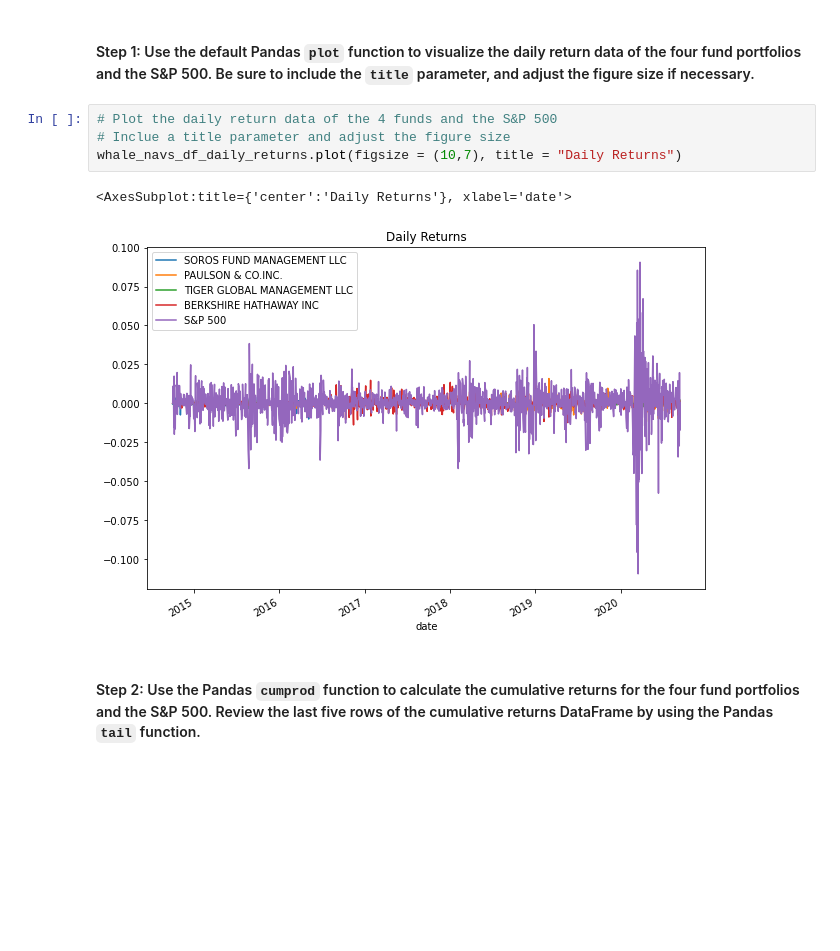
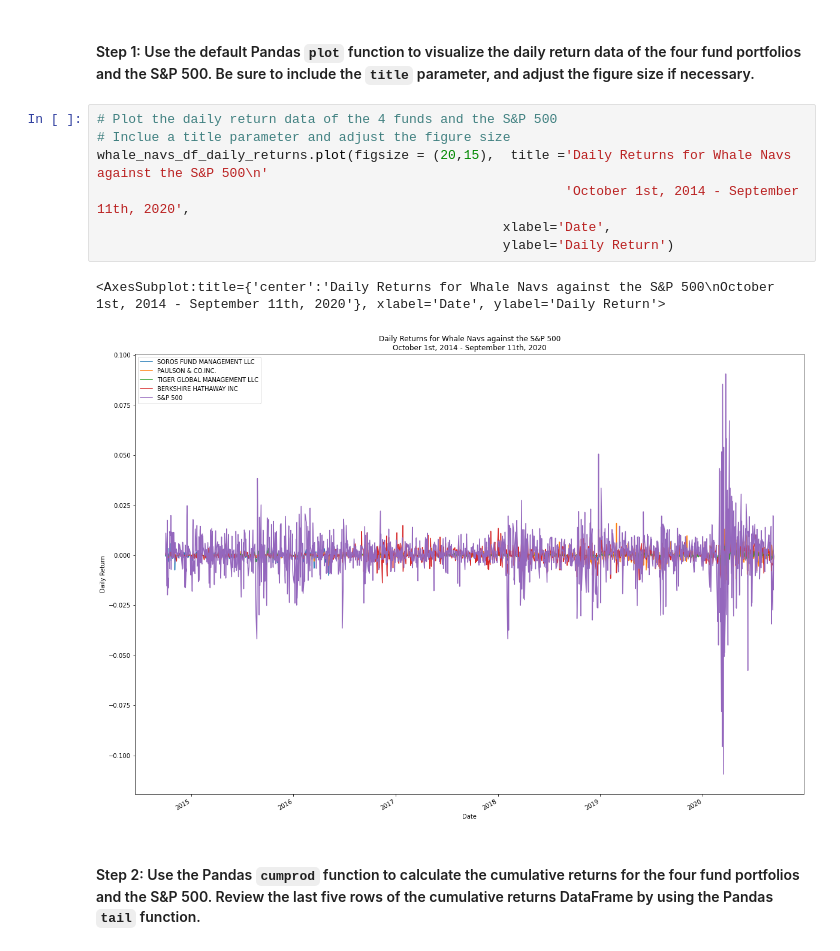
Before and after one commit to aschowdiah/Challenge_4, a Jupyter notebook: risk_return_analysis.ipynb, the cells around one changed output. Saved outputs shown, nothing was run; the diff lists cells and outputs as text; blank space fills up the shorter version.

```diff
--- a/risk_return_analysis.ipynb
+++ b/risk_return_analysis.ipynb
@@ -177,10 +177,13 @@ Analyze the data to determine if any of the portfolios outperform the broader st
 # %%
 # Plot the daily return data of the 4 funds and the S&P 500
 # Inclue a title parameter and adjust the figure size
-whale_navs_df_daily_returns.plot(figsize = (10,7), title = "Daily Returns")
+whale_navs_df_daily_returns.plot(figsize = (20,15),  title ='Daily Returns for Whale Navs against the S&P 500\n'
+                                                            'October 1st, 2014 - September 11th, 2020',
+                                                    xlabel='Date',
+                                                    ylabel='Daily Return')
 # %% [output]
-<AxesSubplot:title={'center':'Daily Returns'}, xlabel='date'>
+<AxesSubplot:title={'center':'Daily Returns for Whale Navs against the S&P 500\nOctober 1st, 2014 - September 11th, 2020'}, xlabel='Date', ylabel='Daily Return'>
-[figure, old version]
+[figure, new version]
 # %% [markdown]
 #### Step 2: Use the Pandas `cumprod` function to calculate the cumulative returns for the four fund portfolios and the S&P 500. Review the last five rows of the cumulative returns DataFrame by using the Pandas `tail` function.
 # %%
```
Also changed, not shown: parts of 23 cells of this notebook.
